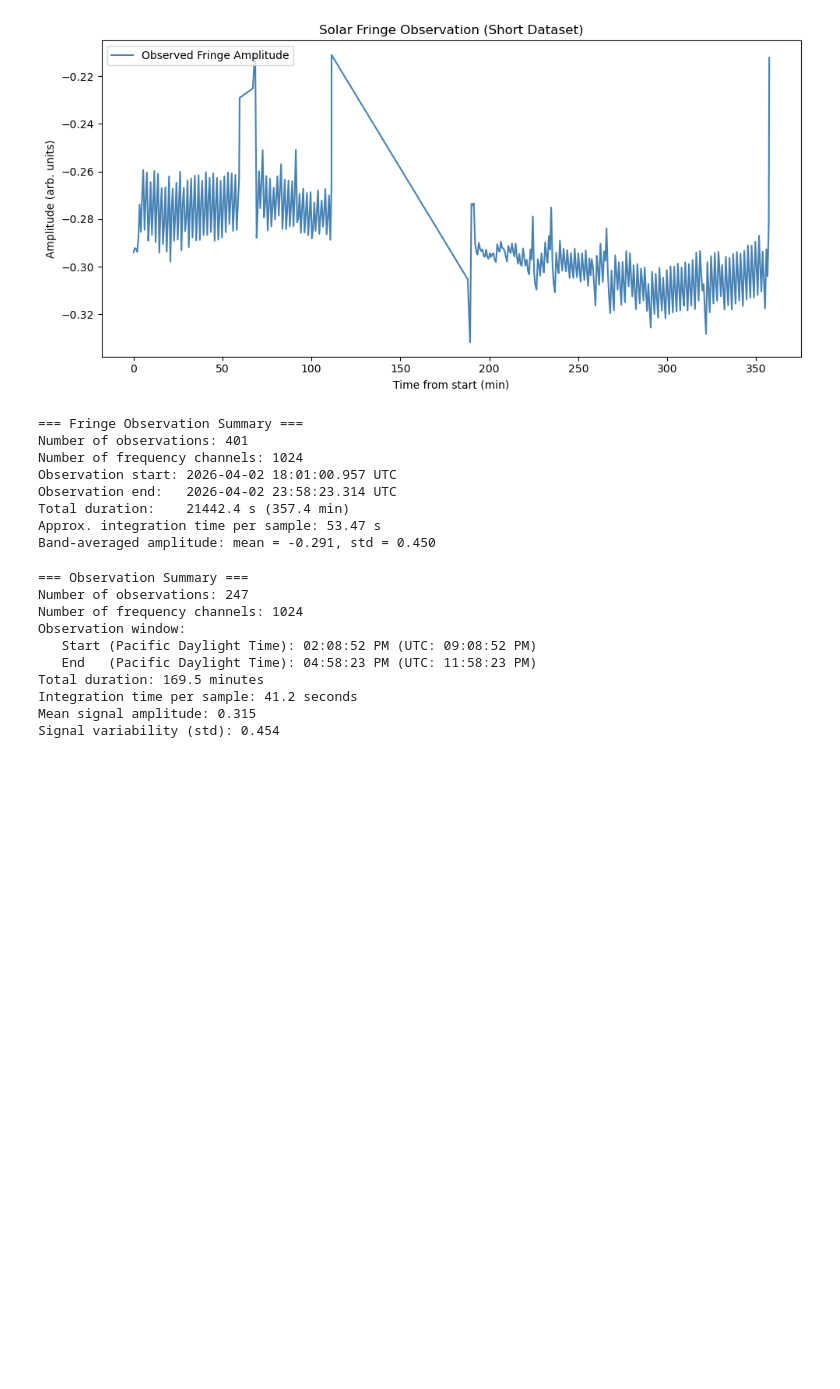
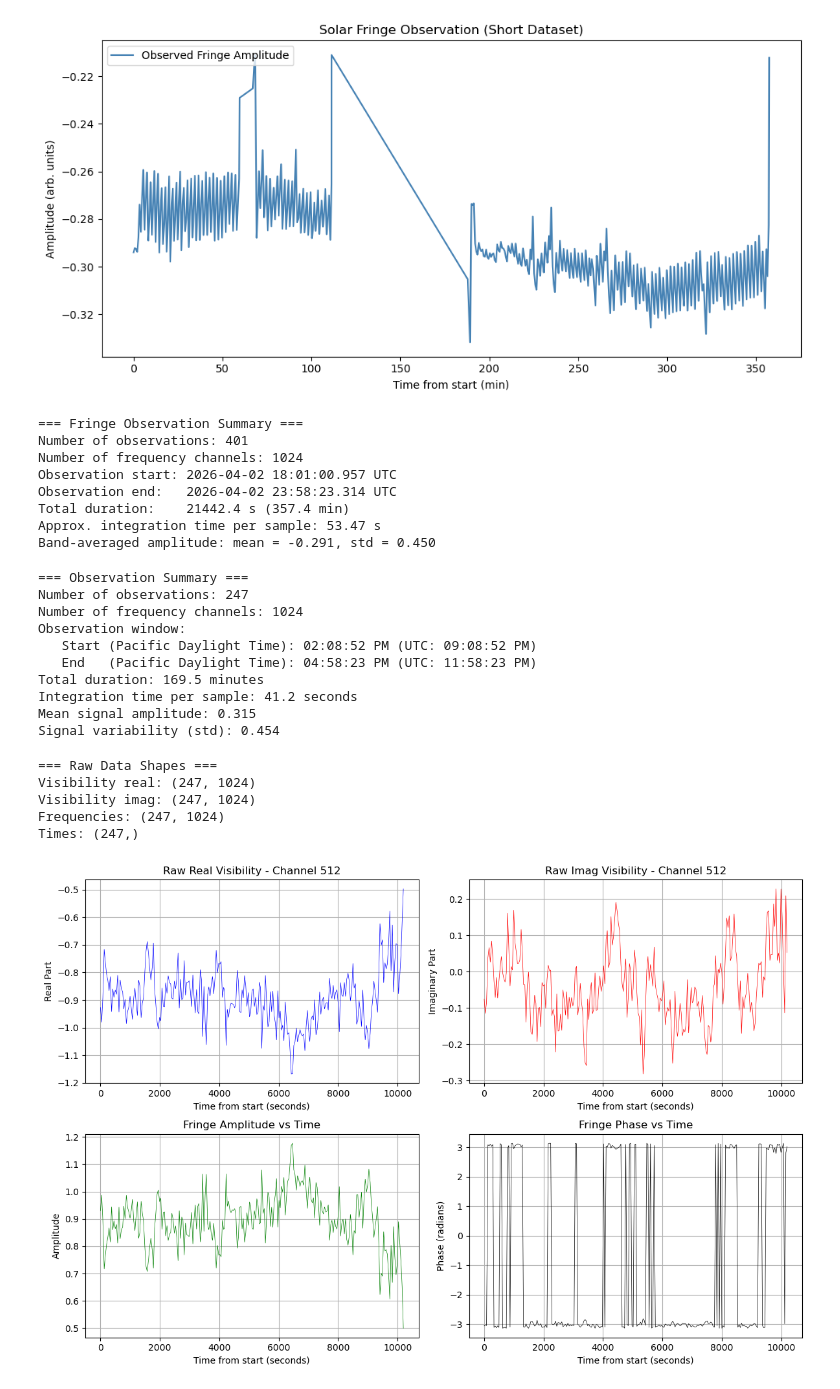
Before and after one commit to averybooks/radiolab2026-Cal, a Jupyter notebook: LAB3_code.ipynb, the cells around one changed output. Cells and saved outputs as stored; diff of their text form; code cells hidden in the pictures; blank space fills up the shorter version.

Commit message:
Tried out some graphs, got a value for baseline

```diff
--- a/LAB3_code.ipynb
+++ b/LAB3_code.ipynb
@@ -252,3 +252,70 @@ Total duration: 169.5 minutes
 Integration time per sample: 41.2 seconds
 Mean signal amplitude: 0.315
 Signal variability (std): 0.454
+# %%
+file = "C:/Users/medin/Downloads/Spring_2026/ASTRON121/LAB3/DATA/RTFM_4_3_14.npz"
+data = np.load(file, allow_pickle = True)
+
+power_imag = data["spec_imag"]
+power_real = data["spec_real"]
+power_complex = power_real + 1j * power_imag
+# %%
+import numpy as np
+import matplotlib.pyplot as plt
+
+# Load data
+# Extract raw data
+vis_real = data['spec_real']
+vis_imag = data['spec_imag']
+freqs = data['freq_axis']
+times = (data['start_time'] + data['end_time']) / 2
+
+print("=== Raw Data Shapes ===")
+print(f"Visibility real: {vis_real.shape}")
+print(f"Visibility imag: {vis_imag.shape}")
+print(f"Frequencies: {freqs.shape}")
+print(f"Times: {times.shape}")
+
+# === PLOT 1: Single frequency channel vs time ===
+chan = 512  # middle channel
+plt.figure(figsize=(12, 8))
+
+plt.subplot(2, 2, 1)
+plt.plot(times - times[0], vis_real[:, chan], 'b-', linewidth=0.5)
+plt.xlabel('Time from start (seconds)')
+plt.ylabel('Real Part')
+plt.title(f'Raw Real Visibility - Channel {chan}')
+plt.grid(True)
+
+plt.subplot(2, 2, 2)
+plt.plot(times - times[0], vis_imag[:, chan], 'r-', linewidth=0.5)
+plt.xlabel('Time from start (seconds)')
+plt.ylabel('Imaginary Part')
+plt.title(f'Raw Imag Visibility - Channel {chan}')
+plt.grid(True)
+
+plt.subplot(2, 2, 3)
+amp = np.sqrt(vis_real[:, chan]**2 + vis_imag[:, chan]**2)
+plt.plot(times - times[0], amp, 'g-', linewidth=0.5)
+plt.xlabel('Time from start (seconds)')
+plt.ylabel('Amplitude')
+plt.title('Fringe Amplitude vs Time')
+plt.grid(True)
+
+plt.subplot(2, 2, 4)
+phase = np.arctan2(vis_imag[:, chan], vis_real[:, chan])
+plt.plot(times - times[0], phase, 'k-', linewidth=0.5)
+plt.xlabel('Time from start (seconds)')
+plt.ylabel('Phase (radians)')
+plt.title('Fringe Phase vs Time')
+plt.grid(True)
+
+plt.tight_layout()
+plt.show()
+# %% [output]
+=== Raw Data Shapes ===
+Visibility real: (247, 1024)
+Visibility imag: (247, 1024)
+Frequencies: (247, 1024)
+Times: (247,)
+[figure, added]
```
Also changed, not shown: parts of 1 cell of this notebook.
